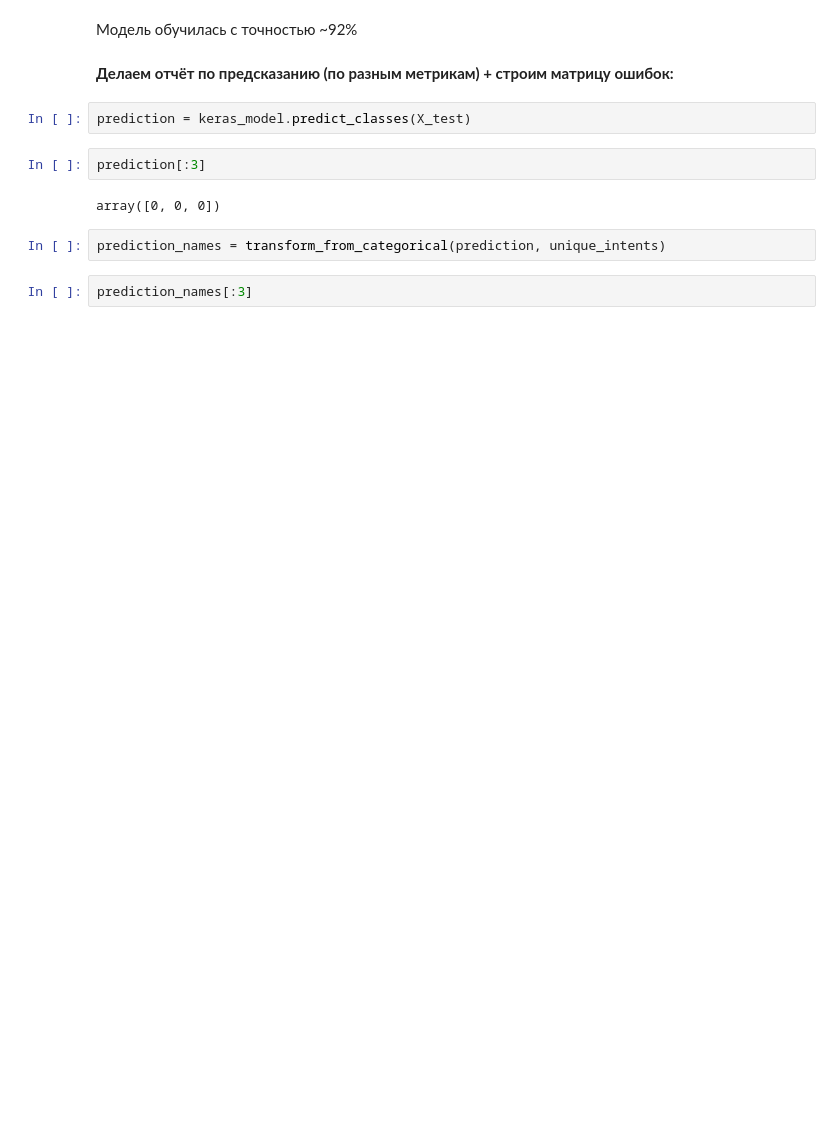
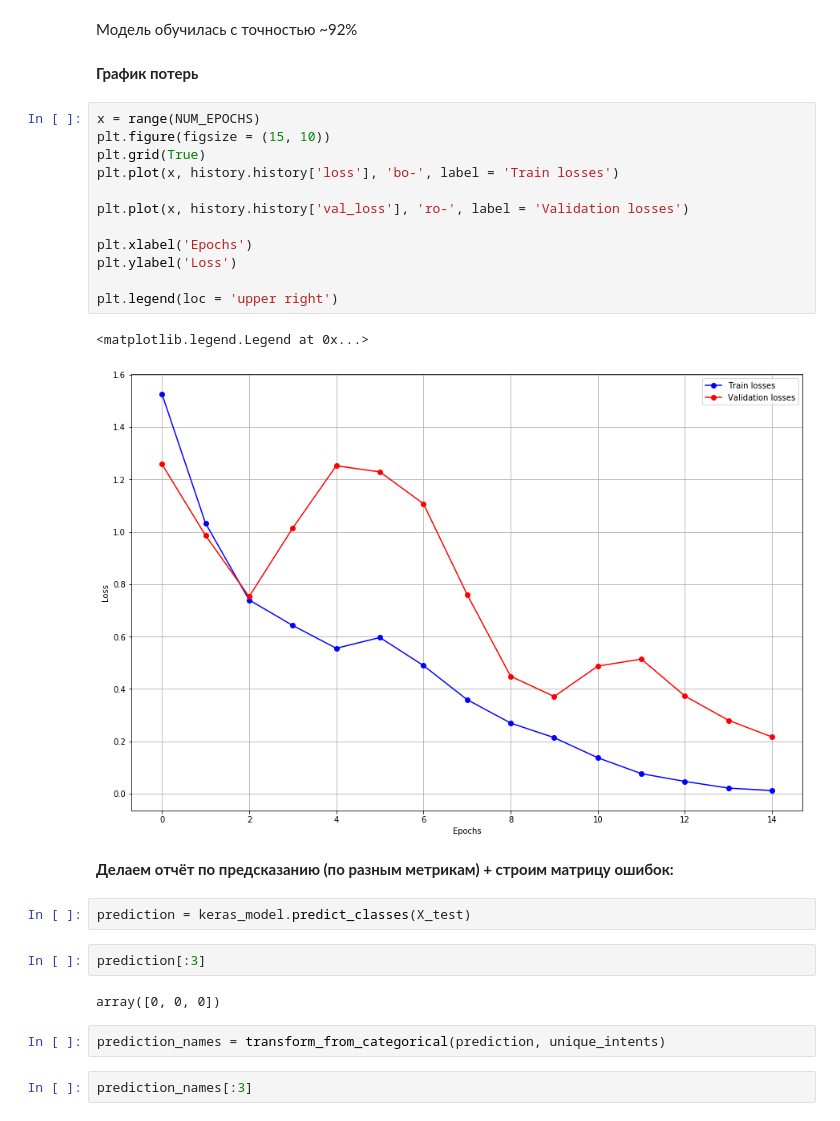
Before and after one commit to theKirill/GensimSample, a Jupyter notebook: rusvectores_model.ipynb, the cells around one changed output. Drawn from its saved outputs; the diff is of its cells as text; blank space fills up the shorter version.

```diff
--- a/rusvectores_model.ipynb
+++ b/rusvectores_model.ipynb
@@ -391,5 +388,22 @@ Test accuracy: 0.919
 # %% [markdown]
 Модель обучилась с точностью ~92%
+# %% [markdown]
+**График потерь**
+# %%
+x = range(NUM_EPOCHS)
+plt.figure(figsize = (15, 10))
+plt.grid(True)
+plt.plot(x, history.history['loss'], 'bo-', label = 'Train losses')
+
+plt.plot(x, history.history['val_loss'], 'ro-', label = 'Validation losses')
+
+plt.xlabel('Epochs')
+plt.ylabel('Loss')
+
+plt.legend(loc = 'upper right')
+# %% [output]
+<matplotlib.legend.Legend at 0x...>
+[figure, added]
 # %% [markdown]
 **Делаем отчёт по предсказанию (по разным метрикам) + строим матрицу ошибок:**
 # %%
```
Also changed, not shown: parts of 19 cells of this notebook.
